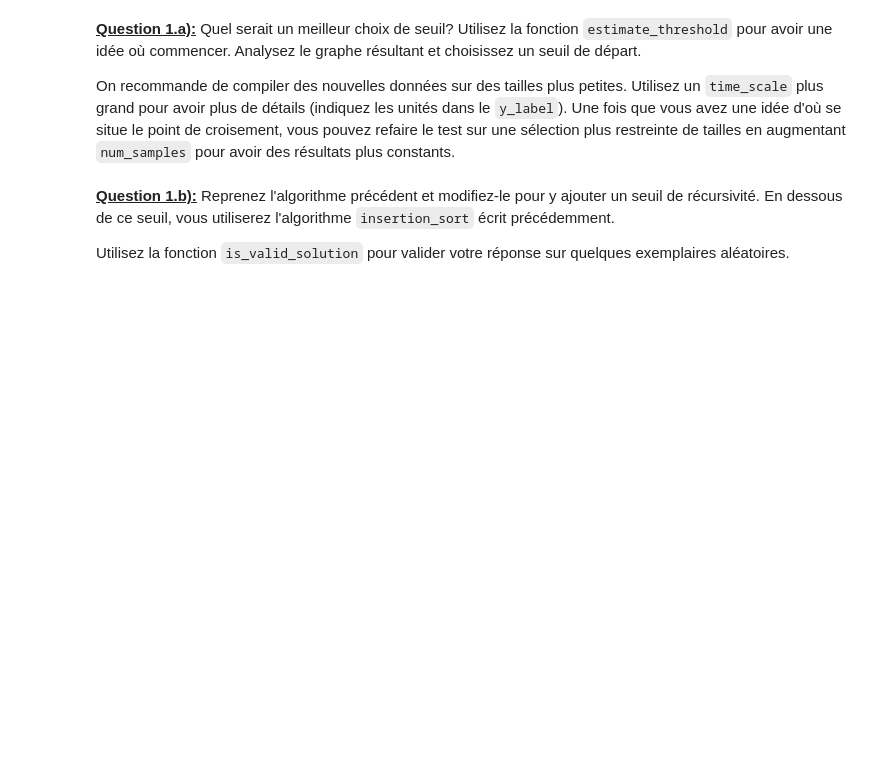
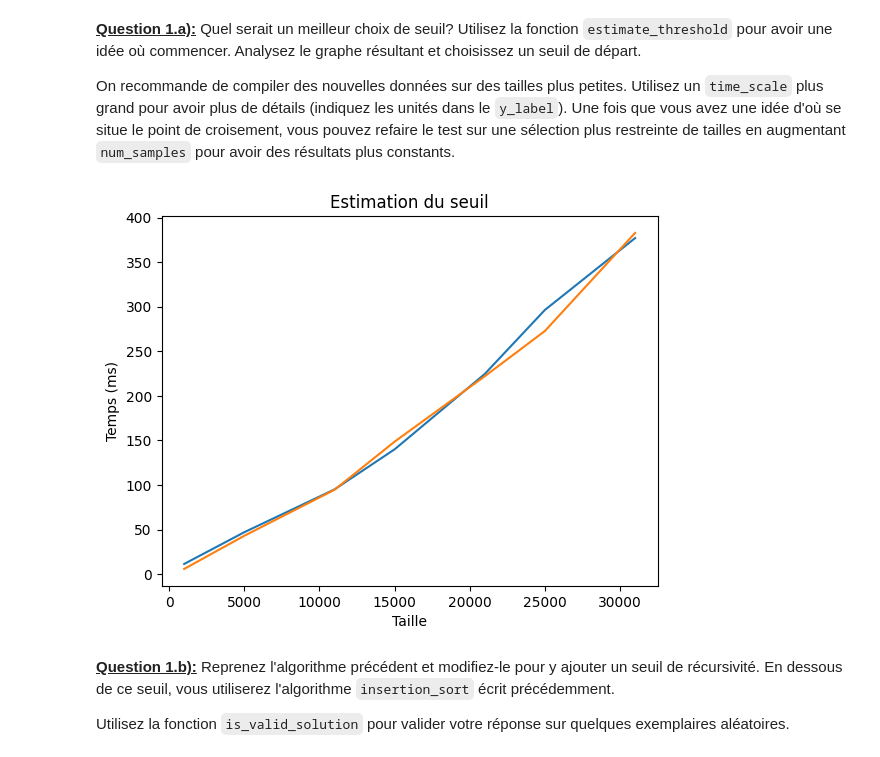
Before and after one commit to PageotM/INF8775_TP1, a Jupyter notebook: tp1_squelette.ipynb, the cells around one changed output. Cells and saved outputs as stored; diff of their text form; code cells hidden in the pictures; blank space fills up the shorter version.

```diff
--- a/tp1_squelette.ipynb
+++ b/tp1_squelette.ipynb
@@ -629,3 +626,43 @@ On recommande de compiler des nouvelles données sur des tailles plus petites. U
+# %%
+# TODO Find a better starting point for the threshold
+import random as rand
+import copy
+toSort = [rand.randint(0, 1000) for i in range(10)]
+def quick_sort_hybrid(original: list[int]) -> list[int]:
+    miaw = copy.deepcopy(original)
+    if len(miaw) < 100: #finished
+        return insertion_sort(miaw)
+    else:
+        pivotIndex = rand.randint(0, len(miaw) - 1)
+        pivot = miaw[pivotIndex]
+        miaw.pop(pivotIndex)
+        greater = list()
+        lower = list()
+
+        for index in range(len(miaw)):
+            if miaw[index] <= pivot:
+                lower.append(miaw[index])
+            else:
+                greater.append(miaw[index])
+        return quick_sort(lower) + [pivot] + quick_sort(greater)
+
+def make_dict(measures) -> dict[int, int]:
+    measures_as_dict= dict()
+    for measure in measures:
+        measures_as_dict[measure.size] = measure.mean
+    return measures_as_dict
+
+
+measures1 = measure_range(quick_sort, make_problems(sizes=[1000,5000,11000,15000,21000,25000,31000],max_numbers=[1000]))
+measures2 = measure_range(quick_sort_hybrid, make_problems(sizes=[1000,5000,11000,15000,21000,25000,31000],max_numbers=[1000]))
+
+miaw1 = make_dict(measures1)
+miaw2 = make_dict(measures2)
+
+# display_data_as_table(measures)
+estimate_threshold(miaw1, miaw2, "one", "two")
+# %% [output]
+[figure, added]
 # %% [markdown]
 <u>**Question 1.b):**</u> Reprenez l'algorithme précédent et modifiez-le pour y ajouter un seuil de récursivité. En dessous de ce seuil, vous utiliserez l'algorithme `insertion_sort` écrit précédemment.
 
```
Also changed, not shown: parts of 11 cells of this notebook.
